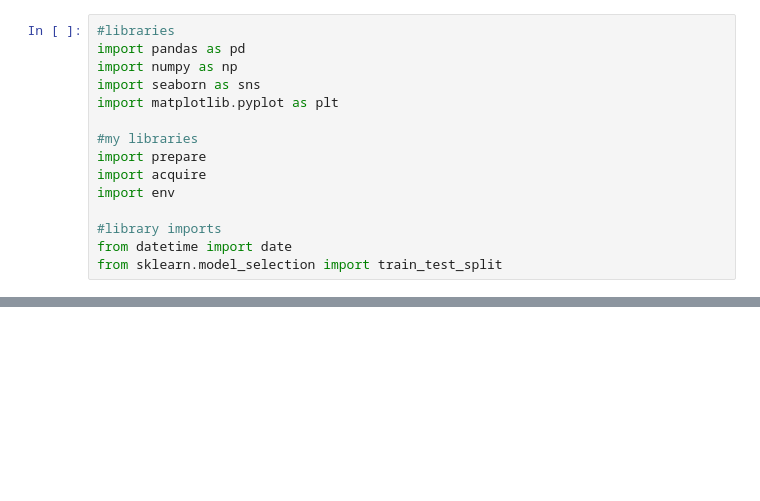
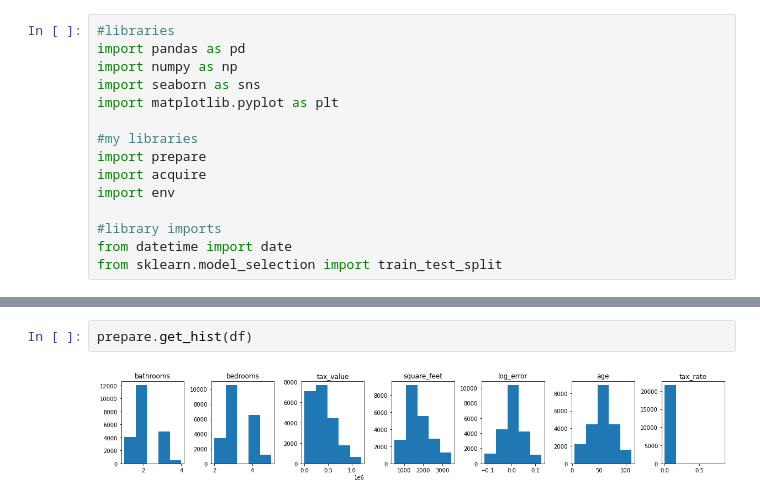
Before and after one commit to hrodjr/zestimate_error_drivers_project, a Jupyter notebook: scratch_notebook.ipynb, the cells around one changed output, grey strips where cells are left out. Saved outputs shown, nothing was run; the diff lists cells and outputs as text; blank space fills up the shorter version.

```diff
--- a/scratch_notebook.ipynb
+++ b/scratch_notebook.ipynb
@@ -44,0 +84,4 @@ df.head(2)
+# %%
+prepare.get_hist(df)
+# %% [output]
+[figure, added]
```
Also changed, not shown: parts of 9 cells of this notebook, 2 other files.
